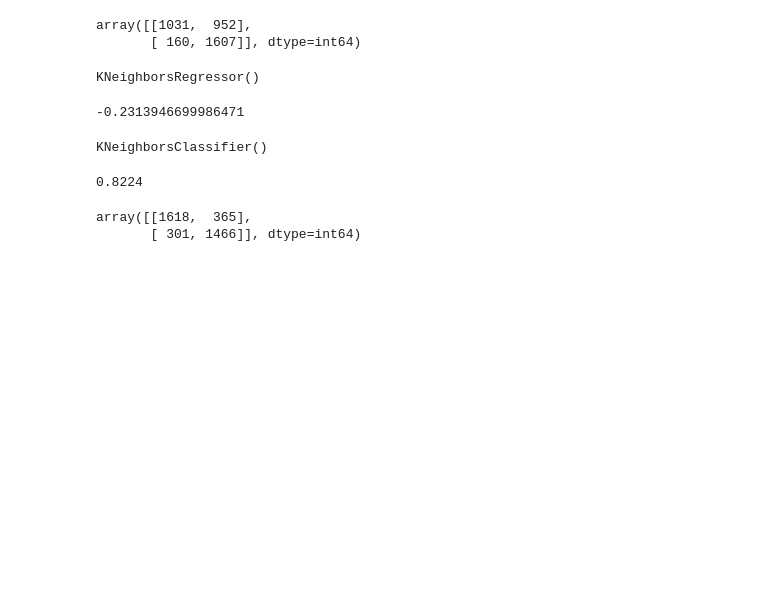
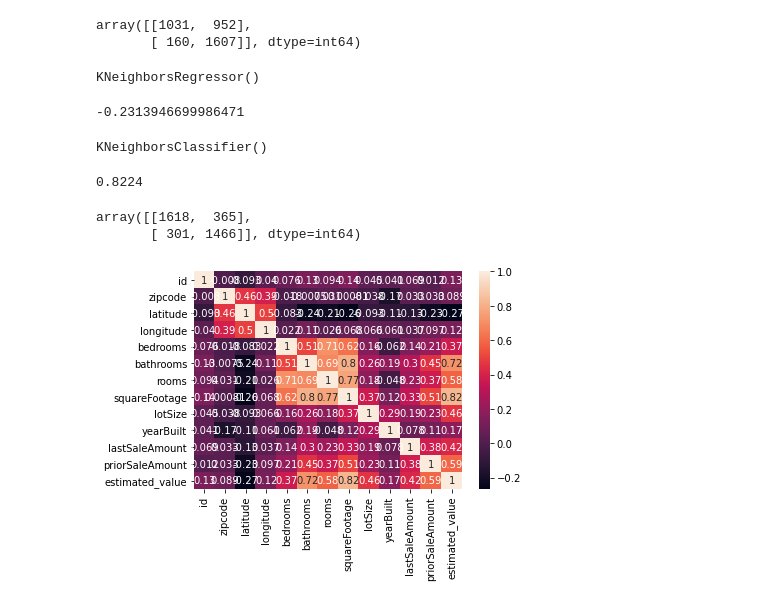
Before and after one commit to caiquemiranda/data-mining-python, a Jupyter notebook: cluster-analysis.ipynb, the cells around one changed output. Cells and saved outputs as stored; diff of their text form; code cells hidden in the pictures; blank space fills up the shorter version.

```diff
--- a/cluster-analysis.ipynb
+++ b/cluster-analysis.ipynb
@@ -219,3 +219,7 @@ array([[1618,  365],
        [ 301, 1466]], dtype=int64)
 # %%
 # Section 2.3 Association and correlation
+# %%
+sns.heatmap(data.corr(), annot=True);
+# %% [output]
+[figure, added]
```
